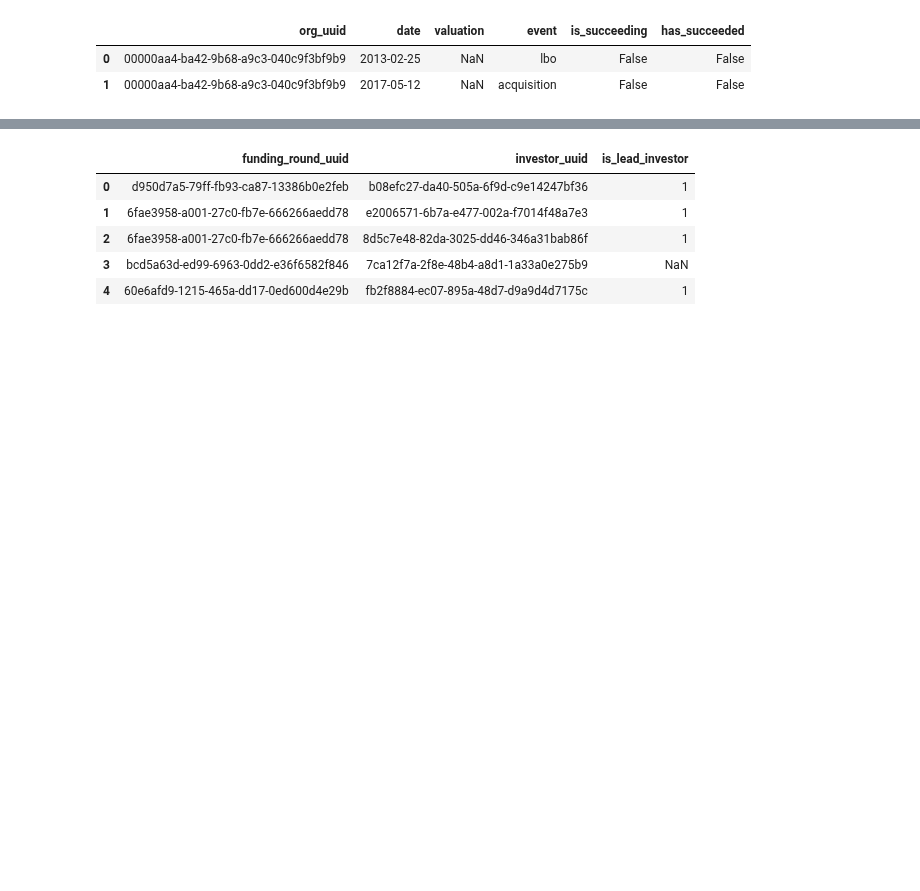
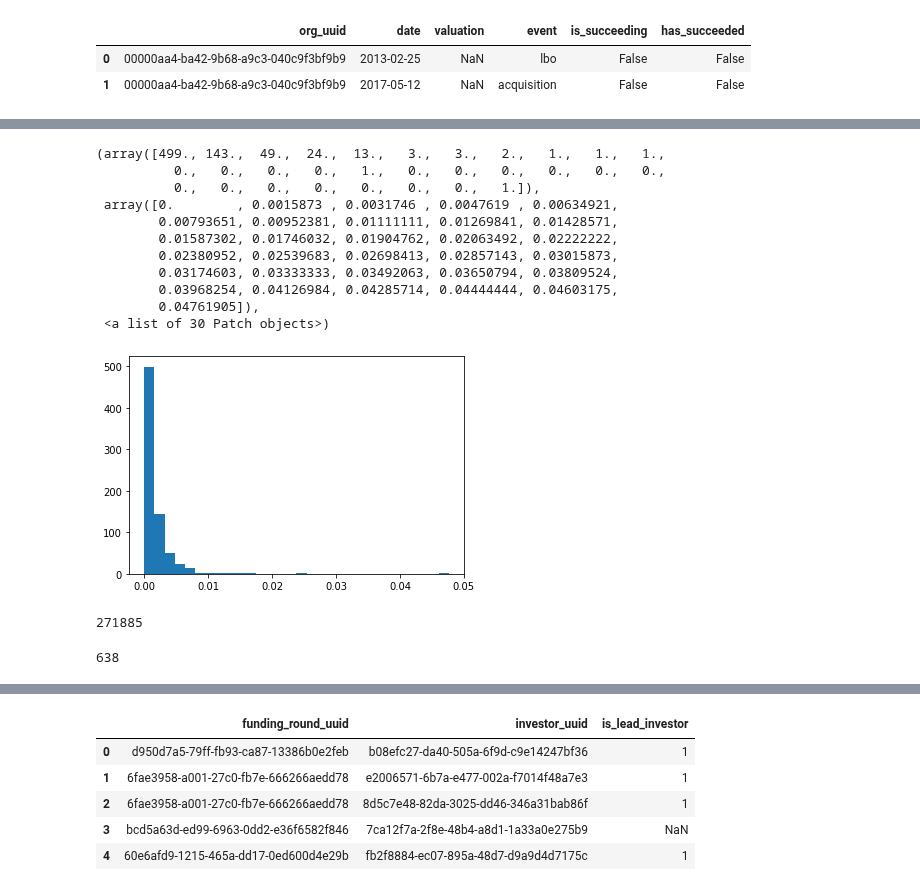
Before and after one commit to siddtheshah/vc_modeling, a Jupyter notebook: binary_target_and_investor_eda.ipynb, the cells around one changed output, grey strips where cells are left out. Drawn from its saved outputs; the diff is of its cells as text; code cells hidden in the pictures; blank space fills up the shorter version.

```diff
--- a/binary_target_and_investor_eda.ipynb
+++ b/binary_target_and_investor_eda.ipynb
@@ -304,0 +324,7 @@ timeline.head(2)
+# %%
+df_dict['organizations']['category_list'] = df_dict['organizations']['category_list'].str.split(",")
+org_cats = df_dict['organizations'].explode('category_list').reset_index(drop=True)[['category_list', 'uuid']].rename(
+    {'uuid': 'org_uuid', 'category_list': 'category'}, axis=1
+)
+
+org_cats.head(3)
@@ -304,0 +336,3 @@ timeline.head(2)
+# %%
+c = timeline.merge(org_cats, on=['org_uuid'])
+c.head(2)
@@ -304,0 +343,4 @@ timeline.head(2)
+# %%
+success_pct_by_category = pd.DataFrame(c.groupby('category').sum() / c.groupby('category').count()).reset_index()[['category', 'has_succeeded', 'is_succeeding']]
+success_pct_by_category.to_csv("/content/drive/My Drive/vc_modeling/data/success_pct_by_category.csv")
+success_pct_by_category.head(2)
@@ -305 +367,28 @@ timeline.head(2)
+# %%
+plt.hist(success_pct_by_category['has_succeeded'], bins=30)
+# %% [output]
+(array([499., 143.,  49.,  24.,  13.,   3.,   3.,   2.,   1.,   1.,   1.,
+          0.,   0.,   0.,   0.,   1.,   0.,   0.,   0.,   0.,   0.,   0.,
+          0.,   0.,   0.,   0.,   0.,   0.,   0.,   1.]),
+ array([0.        , 0.0015873 , 0.0031746 , 0.0047619 , 0.00634921,
+        0.00793651, 0.00952381, 0.01111111, 0.01269841, 0.01428571,
+        0.01587302, 0.01746032, 0.01904762, 0.02063492, 0.02222222,
+        0.02380952, 0.02539683, 0.02698413, 0.02857143, 0.03015873,
+        0.03174603, 0.03333333, 0.03492063, 0.03650794, 0.03809524,
+        0.03968254, 0.04126984, 0.04285714, 0.04444444, 0.04603175,
+        0.04761905]),
+ <a list of 30 Patch objects>)
+[figure, added]
+# %%
+success_categories = success_pct_by_category[success_pct_by_category['has_succeeded']>0].category.unique()
+success_category_timeline = c[c['category'].isin(success_categories)]
+len(success_category_timeline.org_uuid.unique())
+# %% [output]
+271885
+# %%
+success_categories = success_pct_by_category[success_pct_by_category['has_succeeded']>0.01].category.unique()
+success_category_timeline = c[c['category'].isin(success_categories)]
+len(success_category_timeline.org_uuid.unique())  # TODO this can't be right...
+# %% [output]
+638
 # %%
```
Also changed, not shown: parts of 15 cells of this notebook.
